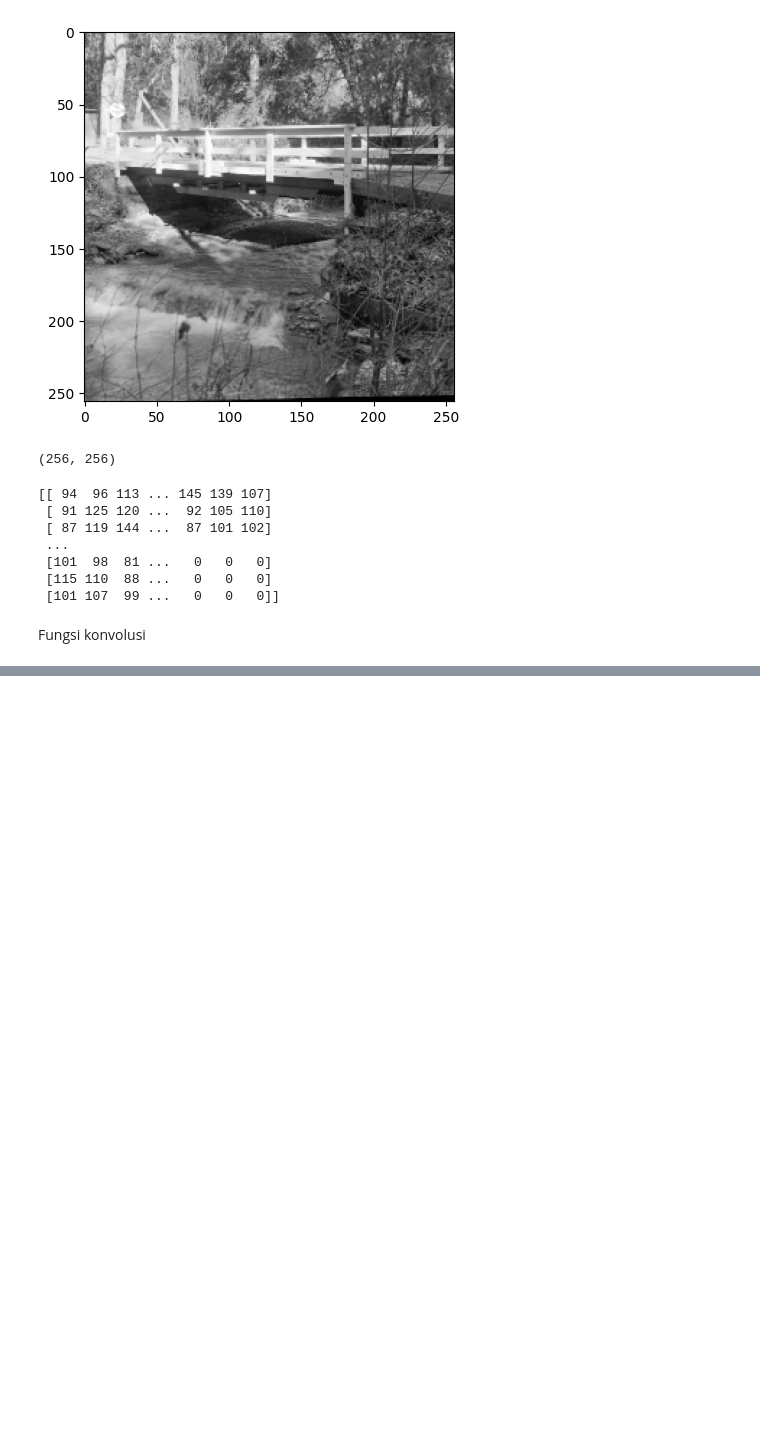
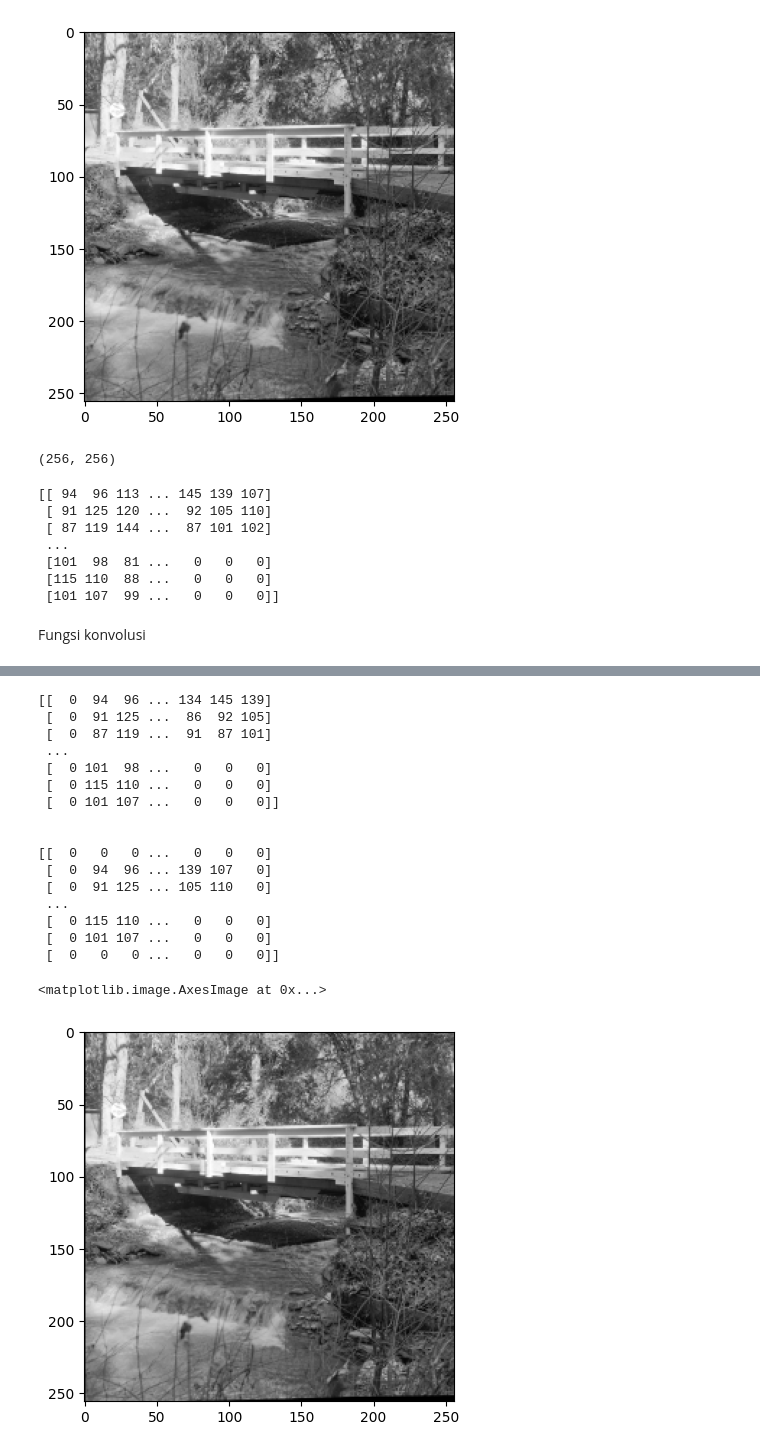
Before and after one commit to nyayuchika/pcd-coursework, a Jupyter notebook: PCD_Assignment02.ipynb, the cells around one changed output, grey strips where cells are left out. Drawn from its saved outputs; the diff is of its cells as text; code cells hidden in the pictures; blank space fills up the shorter version.

```diff
--- a/PCD_Assignment02.ipynb
+++ b/PCD_Assignment02.ipynb
@@ -115,0 +152,25 @@ print(sharpen_kernel,'\n')
+# %%
+#Kernel Side by 1 Left
+shifted_konvolusi, shifted_padding = konvolusi(img, shifted_kernel)
+print(np.array(shifted_konvolusi), '\n\n')
+print(np.array(shifted_padding),'\n\n')
+plt.imshow(shifted_konvolusi, cmap='gray')
+# %% [output]
+[[  0  94  96 ... 134 145 139]
+ [  0  91 125 ...  86  92 105]
+ [  0  87 119 ...  91  87 101]
+ ...
+ [  0 101  98 ...   0   0   0]
+ [  0 115 110 ...   0   0   0]
+ [  0 101 107 ...   0   0   0]]
+
+
+[[  0   0   0 ...   0   0   0]
+ [  0  94  96 ... 139 107   0]
+ [  0  91 125 ... 105 110   0]
+ ...
+ [  0 115 110 ...   0   0   0]
+ [  0 101 107 ...   0   0   0]
+ [  0   0   0 ...   0   0   0]]
+<matplotlib.image.AxesImage at 0x...>
+[figure, added]
```
Also changed, not shown: parts of 12 cells of this notebook.
